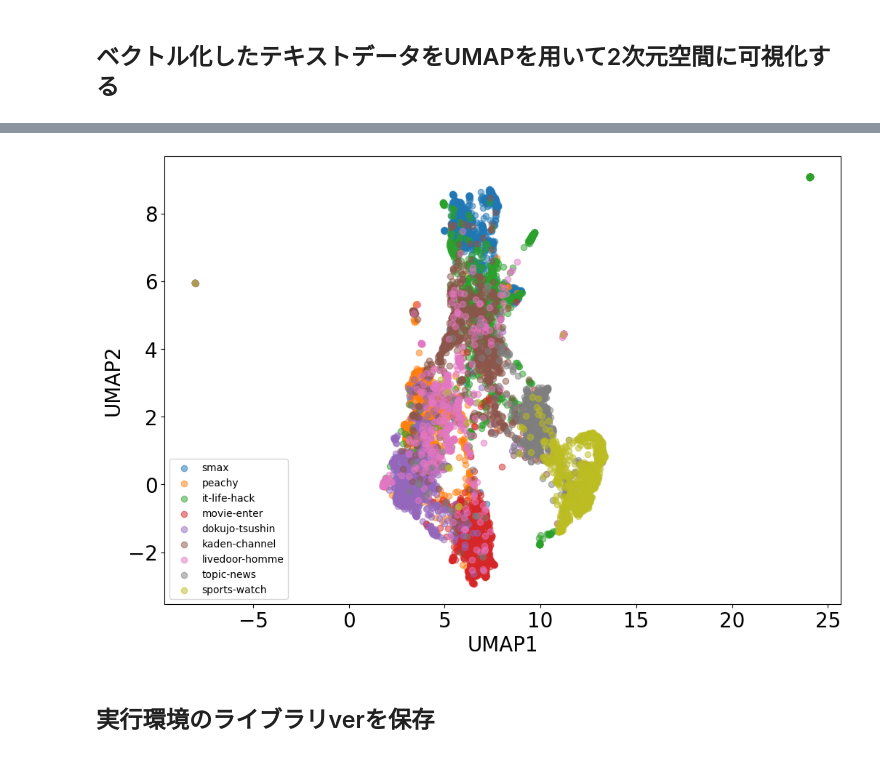
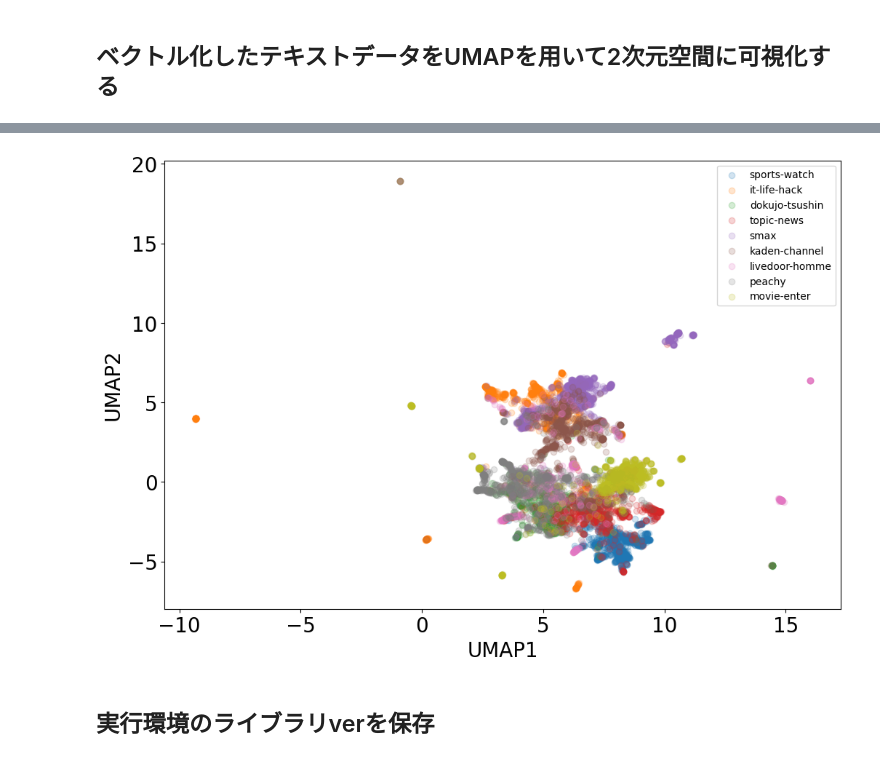
Before and after one commit to mipypf/practical-mi-guide, a Jupyter notebook: chapter4/src/text_clustering.ipynb, the cells around one changed output, grey strips where cells are left out. Drawn from its saved outputs; the diff is of its cells as text; code cells hidden in the pictures.

```diff
--- a/chapter4/src/text_clustering.ipynb
+++ b/chapter4/src/text_clustering.ipynb
@@ -216,10 +192,8 @@ df
 # %% [markdown]
 ## Transformer系列のモデルを用いたベクトル化を行う
 # %%
-# https://huggingface.co/tohoku-nlp/bert-base-japanese-charを使用して文章のベクトル化を行う
-
 # モデルの読み込み
-model = SentenceTransformer("tohoku-nlp/bert-base-japanese-char")
+model = SentenceTransformer("hotchpotch/static-embedding-japanese", device="cpu") #CPUで実行
 
 # ベクトル化
 vectors = model.encode(df["text"].values, show_progress_bar=True)
@@ -293,19 +265,19 @@ df
 # %%
 # umap1とumap2をプロット、labelごとに色分けして透過度を変える
 plt.figure(figsize=(12, 8))
 for label in df["label"].unique():
     plt.scatter(
         df[df["label"] == label]["umap1"],
         df[df["label"] == label]["umap2"],
         label=label,
-        alpha=0.5,
+        alpha=0.2,
     )
 plt.xlabel("UMAP1")
 plt.ylabel("UMAP2")
 plt.legend(fontsize=10)
 plt.show()
 # %% [output]
-[figure, old version]
+[figure, new version]
 # %% [markdown]
 ## 実行環境のライブラリverを保存
 # %%
```
Also changed, not shown: parts of 12 cells of this notebook.
